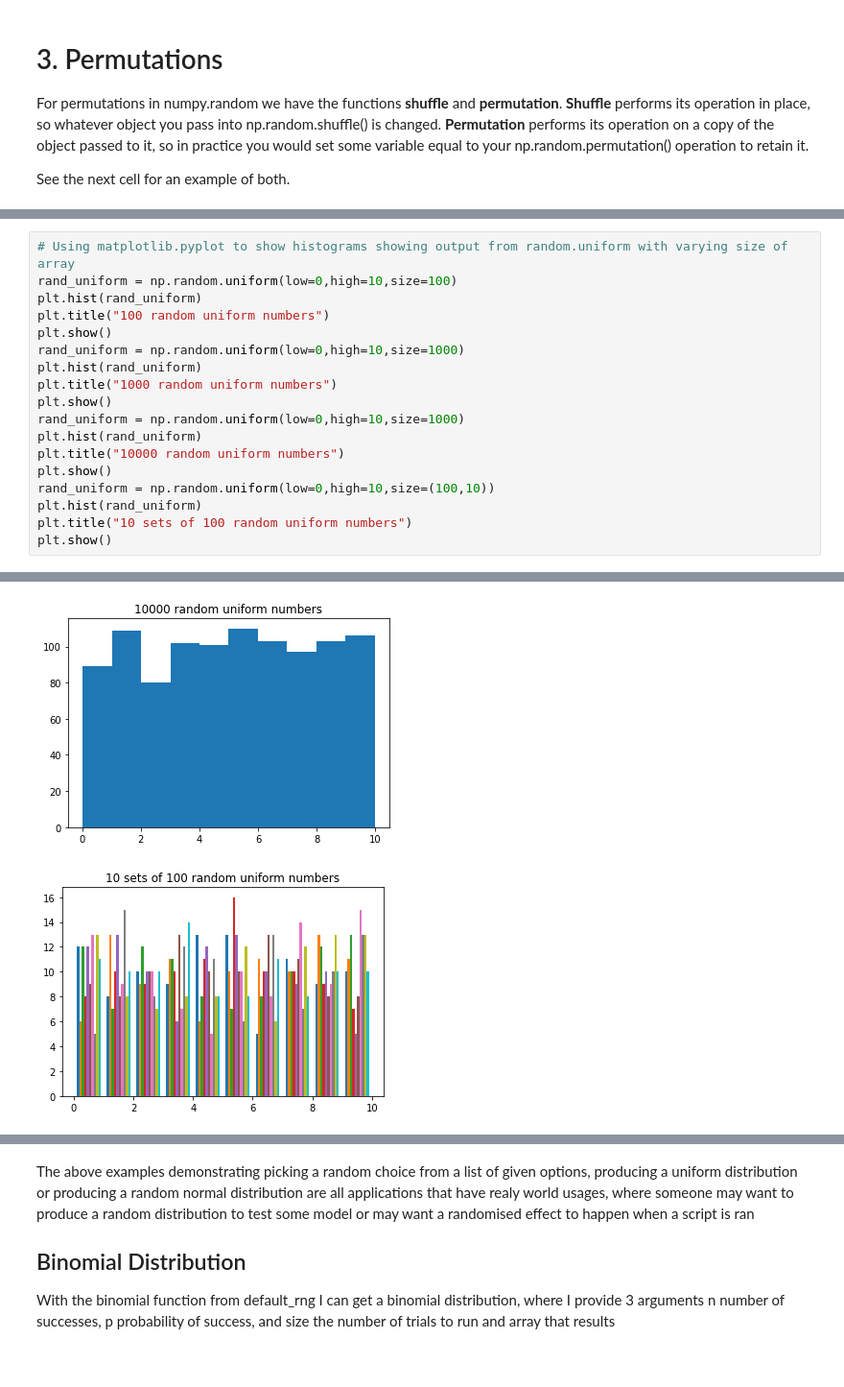
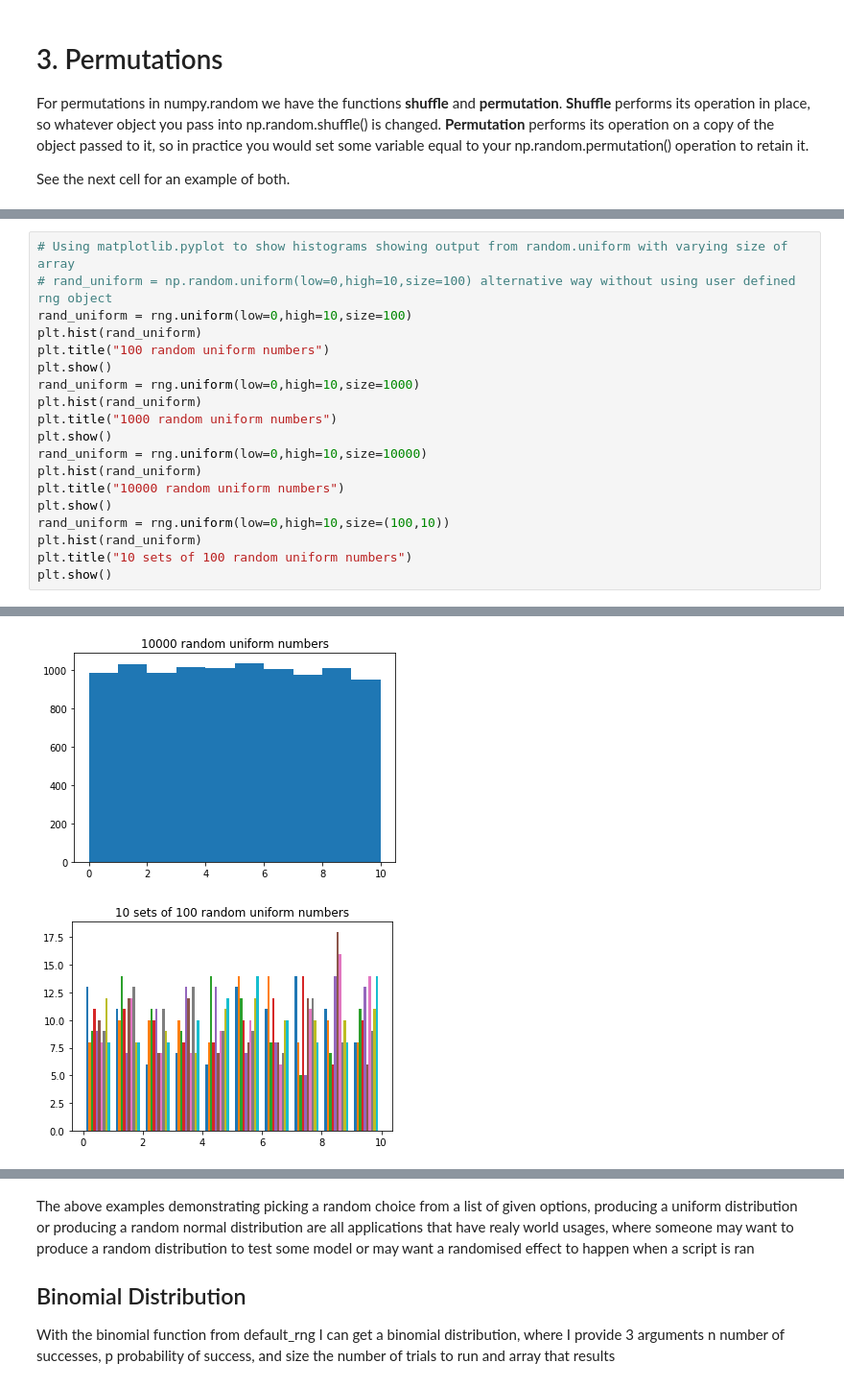
Before and after one commit to itskeithstudent/Programming-for-Data-Analysis-52465-Assignment, a Jupyter notebook: numpy_random.ipynb, the cells around one changed output, grey strips where cells are left out. Shown: that part at 96% size. Cells and saved outputs as stored; diff of their text form.

Commit message:
updated permutations, shuffle, uniform distribution and normal distribution examples to use rng variable e.g. np.random.default_rng() object not np.random.normal etc.

```diff
--- a/numpy_random.ipynb
+++ b/numpy_random.ipynb
@@ -114,19 +115,20 @@ The uniform distribution takes 3 arguments as its inputs.
 It returns a numpy array whose shape is according to the input arguments and there is some examples of this in the following cell.
 # %%
 # Using matplotlib.pyplot to show histograms showing output from random.uniform with varying size of array
-rand_uniform = np.random.uniform(low=0,high=10,size=100)
+# rand_uniform = np.random.uniform(low=0,high=10,size=100) alternative way without using user defined rng object
+rand_uniform = rng.uniform(low=0,high=10,size=100)
 plt.hist(rand_uniform)
 plt.title("100 random uniform numbers")
 plt.show()
-rand_uniform = np.random.uniform(low=0,high=10,size=1000)
+rand_uniform = rng.uniform(low=0,high=10,size=1000)
 plt.hist(rand_uniform)
 plt.title("1000 random uniform numbers")
 plt.show()
-rand_uniform = np.random.uniform(low=0,high=10,size=1000)
+rand_uniform = rng.uniform(low=0,high=10,size=10000)
 plt.hist(rand_uniform)
 plt.title("10000 random uniform numbers")
 plt.show()
-rand_uniform = np.random.uniform(low=0,high=10,size=(100,10))
+rand_uniform = rng.uniform(low=0,high=10,size=(100,10))
 plt.hist(rand_uniform)
 plt.title("10 sets of 100 random uniform numbers")
 plt.show()
@@ -136,4 +138,4 @@ plt.show()
-[figure, old version]
+[figure, new version]
-[figure, old version]
+[figure, new version]
 # %% [markdown]
 ## Normal Distribution
```
Also changed, not shown: parts of 5 cells of this notebook.
